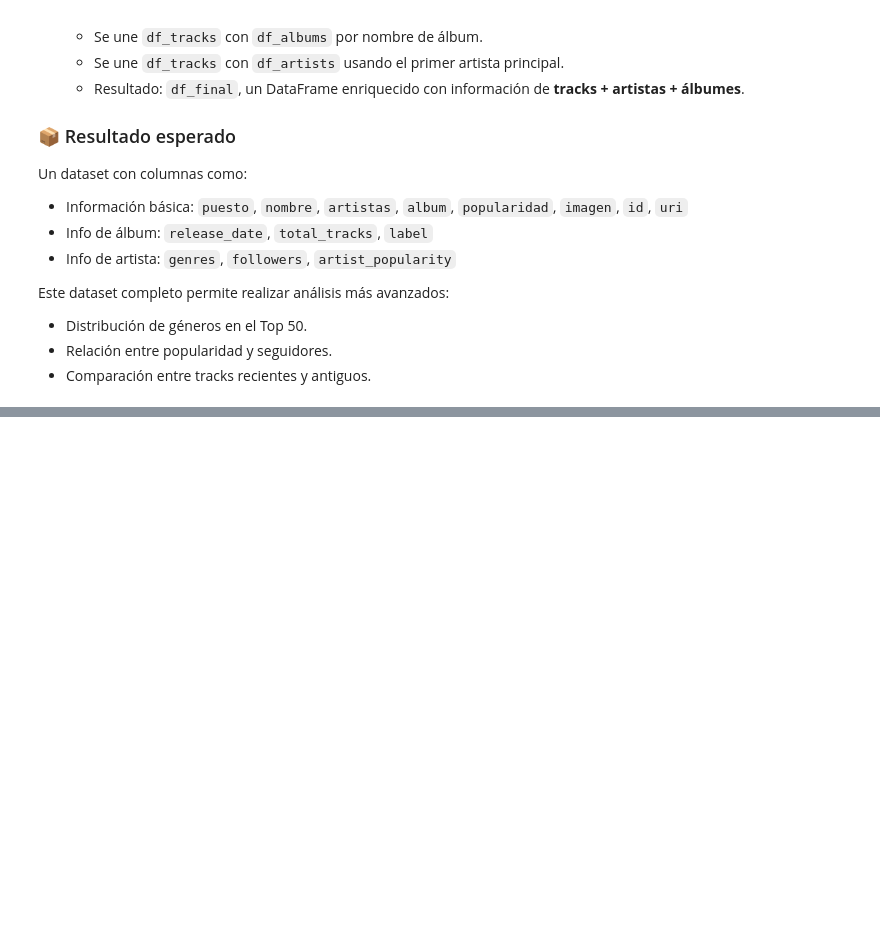
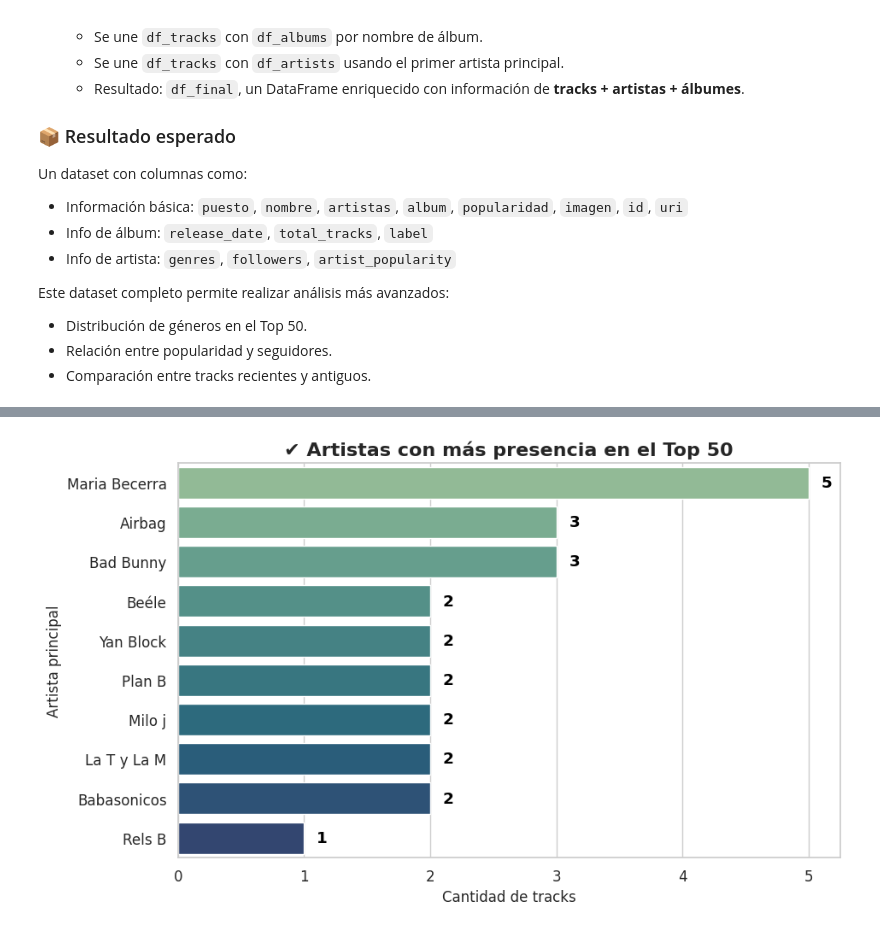
Before and after one commit to JorgeTabera/DataScienceII.CoderH, a Jupyter notebook: Proyecto_Spotify_DS_II.ipynb, the cells around one changed output, grey strips where cells are left out. Drawn from its saved outputs; the diff is of its cells as text; code cells hidden in the pictures; blank space fills up the shorter version.

```diff
--- a/Proyecto_Spotify_DS_II.ipynb
+++ b/Proyecto_Spotify_DS_II.ipynb
@@ -336,0 +336,36 @@ plt.show()
+# %%
+
+# Estilo claro y elegante
+sns.set(style="whitegrid", font_scale=1.1)
+
+# Datos ordenados de mayor a menor
+top_artistas = df_final["Artista_Princ"].value_counts().head(10)
+
+# Crear DataFrame auxiliar con ranking
+df_top = top_artistas.reset_index()
+df_top.columns = ["Artista_Princ", "Cantidad"]
+
+# Gráfico
+plt.figure(figsize=(10,6))
+ax = sns.barplot(
+    data=df_top,
+    x="Cantidad",
+    y="Artista_Princ",
+    hue="Artista_Princ",   # usar la misma columna como hue
+    palette="crest",
+    legend=False           # ocultar la leyenda redundante
+)
+
+# Títulos y etiquetas
+plt.title("✔ Artistas con más presencia en el Top 50", fontsize=16, weight="bold")
+plt.xlabel("Cantidad de tracks", fontsize=12)
+plt.ylabel("Artista principal", fontsize=12)
+
+# Etiquetas con cantidad al final de cada barra
+for i, cantidad in enumerate(df_top["Cantidad"]):
+    ax.text(cantidad + 0.1, i, str(int(cantidad)), color='black', va='center', fontweight='bold')
+
+#plt.tight_layout()
+plt.show()
+# %% [output]
+[figure, added]
```
Also changed, not shown: parts of 4 cells of this notebook.
